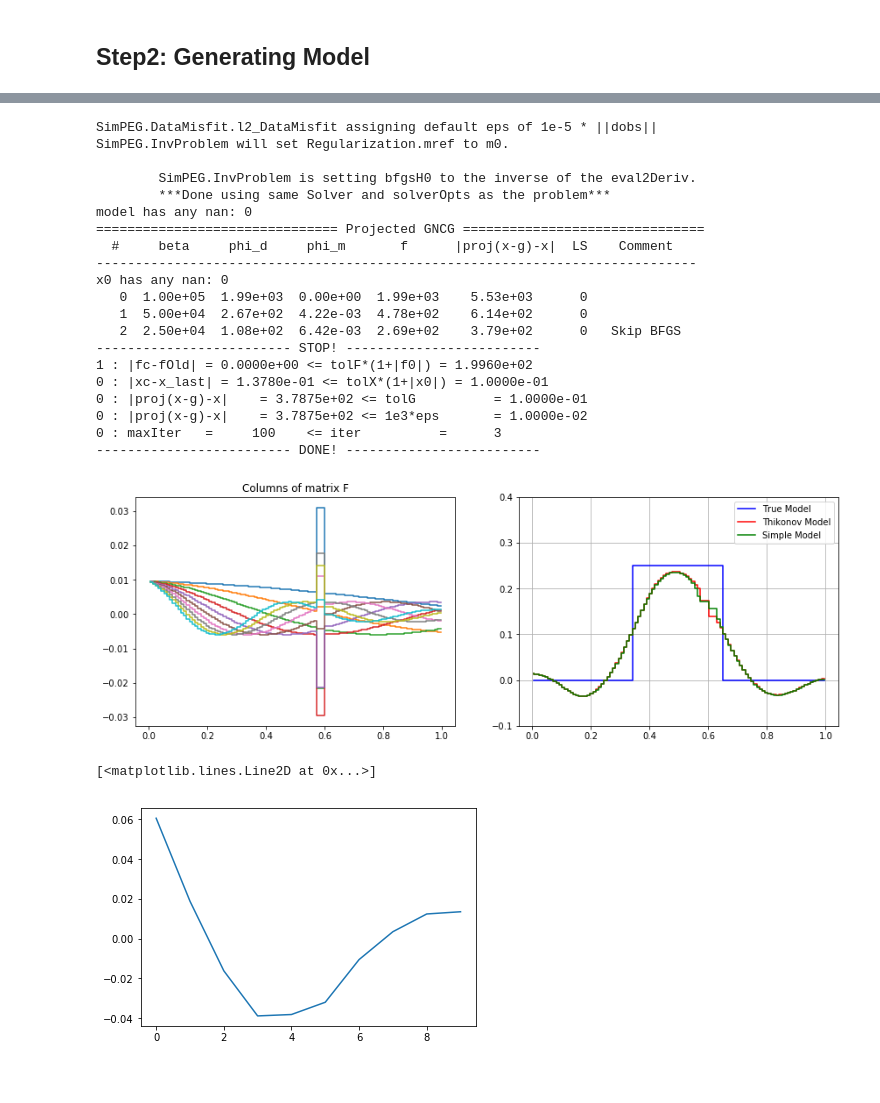
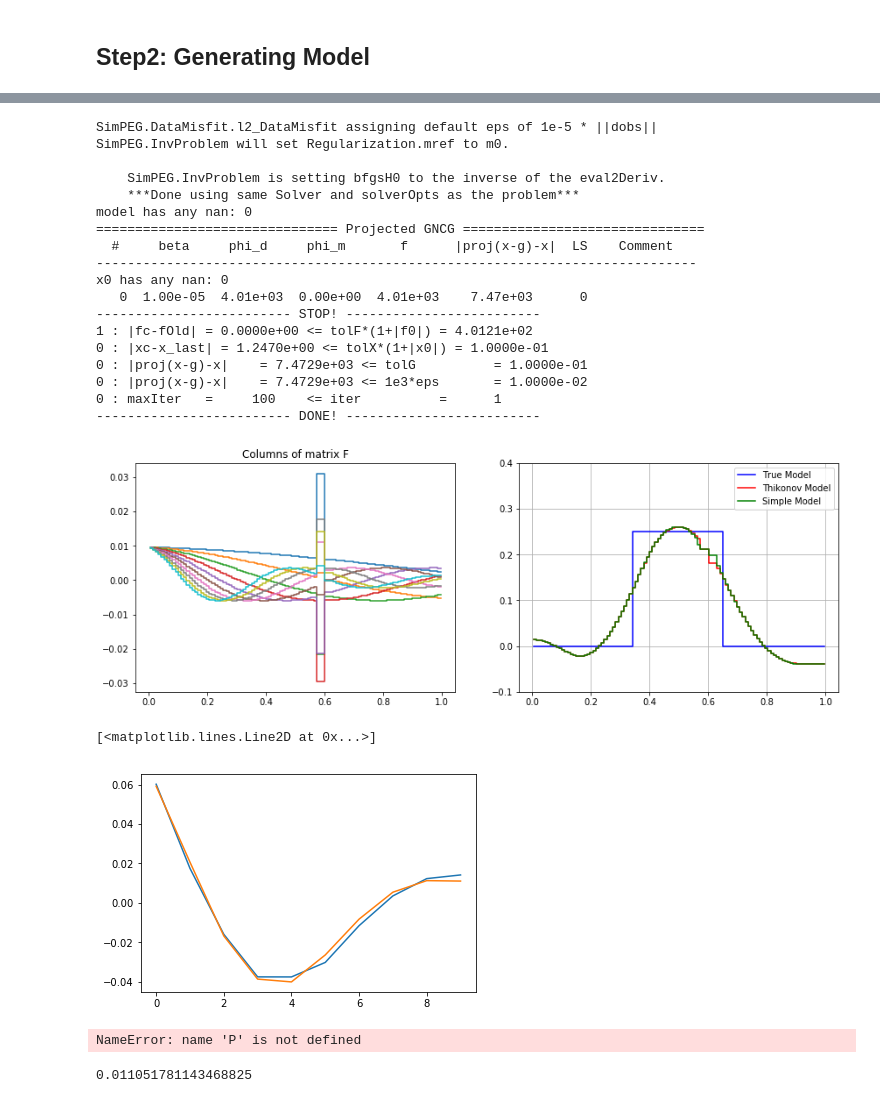
Before and after one commit to fourndo/ScriptsBank, a Jupyter notebook: SimPEG/LinearInversion_DepthWeighting_Test.ipynb, the cells around one changed output, grey strips where cells are left out. Drawn from its saved outputs; the diff is of its cells as text; code cells hidden in the pictures.

```diff
--- a/SimPEG/LinearInversion_DepthWeighting_Test.ipynb
+++ b/SimPEG/LinearInversion_DepthWeighting_Test.ipynb
@@ -68,20 +64,21 @@ mtrue = np.zeros(mesh.nC)
 mtrue[mesh.vectorCCx > N*dx*0.35] = 0.25
 mtrue[mesh.vectorCCx > N*dx*0.65] = 0
 # %%
-prob = Problem.LinearProblem(mesh, F=F)
+prob = Problem.LinearProblem(mesh, G=F)
 survey = Survey.LinearSurvey()
 survey.pair(prob)
-survey.makeSyntheticData(mtrue, std=0.05)
+survey.makeSyntheticData(mtrue, std=0.001)
 
 M = prob.mesh
 
-wr = np.sum(prob.F**2., axis=0)**0.5
+wr = np.sum(prob.G**2., axis=0)**0.5
 wr = (wr)
 reg_t = Regularization.Tikhonov(mesh, alpha_s=1/dx**2, alpha_x=1.)
 reg_t.cell_weights = wr/mesh.vol
 dmis = DataMisfit.l2_DataMisfit(survey)
+dmis.W = 1/survey.std
 opt = Optimization.ProjectedGNCG(maxIter=100)
-invProb = InvProblem.BaseInvProblem(dmis, reg_t, opt, beta = 1e+7)
+invProb = InvProblem.BaseInvProblem(dmis, reg_t, opt, beta = 1e-7)
 directives = [
     Directives.TargetMisfit(chifact=10),
     Directives.BetaSchedule(coolingFactor=2., coolingRate=1)
@@ -112,8 +110,9 @@ x0 has any nan: 0
 reg_s = Regularization.Simple(mesh, alpha_s=1., alpha_x=1.)
 reg_s.cell_weights = wr
 dmis_s = DataMisfit.l2_DataMisfit(survey)
+dmis_s.W = 1/survey.std
 opt_s = Optimization.ProjectedGNCG(maxIter=100)
-invProb_s = InvProblem.BaseInvProblem(dmis_s, reg_s, opt_s, beta = 1e+5)
+invProb_s = InvProblem.BaseInvProblem(dmis_s, reg_s, opt_s, beta = 1e-5)
 directives = [
     Directives.TargetMisfit(chifact=10),
     Directives.BetaSchedule(coolingFactor=2., coolingRate=1)
@@ -126,27 +125,25 @@ mrec_Simple = inv_s.run(m0)
 SimPEG.DataMisfit.l2_DataMisfit assigning default eps of 1e-5 * ||dobs||
 SimPEG.InvProblem will set Regularization.mref to m0.
 
-        SimPEG.InvProblem is setting bfgsH0 to the inverse of the eval2Deriv.
-        ***Done using same Solver and solverOpts as the problem***
+    SimPEG.InvProblem is setting bfgsH0 to the inverse of the eval2Deriv.
+    ***Done using same Solver and solverOpts as the problem***
 model has any nan: 0
 =============================== Projected GNCG ===============================
   #     beta     phi_d     phi_m       f      |proj(x-g)-x|  LS    Comment
 -----------------------------------------------------------------------------
 x0 has any nan: 0
-   0  1.00e+05  1.99e+03  0.00e+00  1.99e+03    5.53e+03      0
-   1  5.00e+04  2.67e+02  4.22e-03  4.78e+02    6.14e+02      0
-   2  2.50e+04  1.08e+02  6.42e-03  2.69e+02    3.79e+02      0   Skip BFGS
+   0  1.00e-05  4.01e+03  0.00e+00  4.01e+03    7.47e+03      0
 ------------------------- STOP! -------------------------
-1 : |fc-fOld| = 0.0000e+00 <= tolF*(1+|f0|) = 1.9960e+02
-0 : |xc-x_last| = 1.3780e-01 <= tolX*(1+|x0|) = 1.0000e-01
-0 : |proj(x-g)-x|    = 3.7875e+02 <= tolG          = 1.0000e-01
-0 : |proj(x-g)-x|    = 3.7875e+02 <= 1e3*eps       = 1.0000e-02
-0 : maxIter   =     100    <= iter          =      3
+1 : |fc-fOld| = 0.0000e+00 <= tolF*(1+|f0|) = 4.0121e+02
+0 : |xc-x_last| = 1.2470e+00 <= tolX*(1+|x0|) = 1.0000e-01
+0 : |proj(x-g)-x|    = 7.4729e+03 <= tolG          = 1.0000e-01
+0 : |proj(x-g)-x|    = 7.4729e+03 <= 1e3*eps       = 1.0000e-02
+0 : maxIter   =     100    <= iter          =      1
 ------------------------- DONE! -------------------------
 # %%
 fig, axes = plt.subplots(1, 2, figsize=(12*1.2, 4*1.2))
-for i in range(prob.F.shape[0]):
-    axes[0].step(M.vectorCCx,prob.F[i, :])
+for i in range(prob.G.shape[0]):
+    axes[0].step(M.vectorCCx,prob.G[i, :])
 axes[0].set_title('Columns of matrix F')
 
 axes[1].step(M.vectorCCx, survey.mtrue, 'b-')
@@ -158,10 +155,11 @@ axes[1].grid(True)
 
 plt.savefig('InvModel_1Bigcell_mixWr.png')
 # %% [output]
-[figure, old version]
+[figure, new version]
 # %%
 plt.figure()
 plt.plot(survey.dobs)
+plt.plot(invProb.dpred)
 # %% [output]
 [<matplotlib.lines.Line2D at 0x...>]
-[figure, old version]
+[figure, new version]
@@ -167,0 +168,8 @@ plt.plot(survey.dobs)
+# %%
+plt.spy(P, markersize=1)
+# %% [output]
+NameError: name 'P' is not defined
+# %%
+pctVal[7]
+# %% [output]
+0.011051781143468825
```
Also changed, not shown: parts of 5 cells of this notebook, 47 other files.
